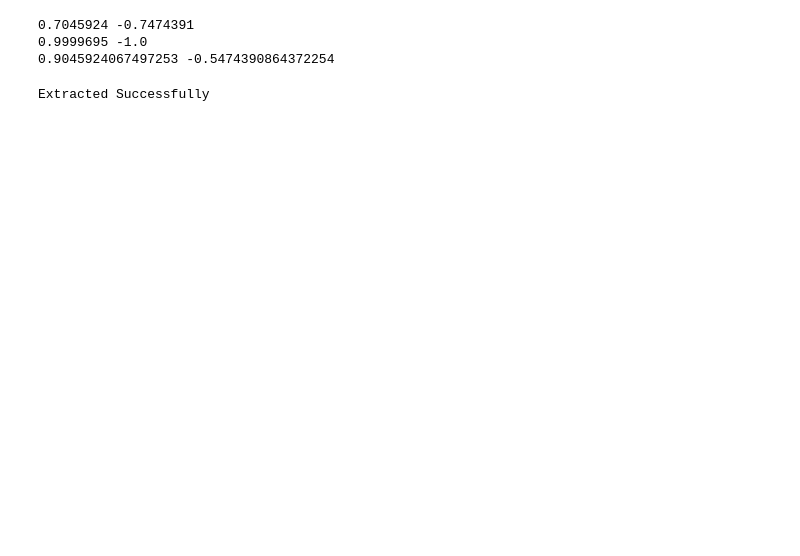
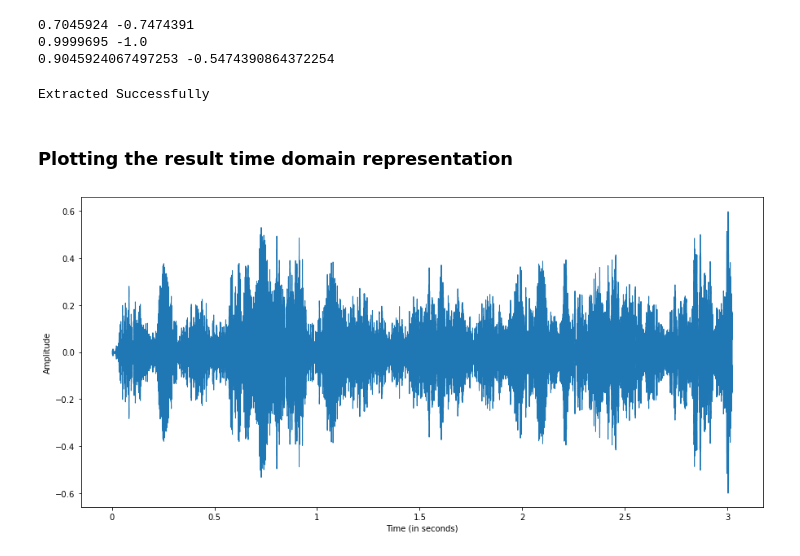
Before and after one commit to Devzard/audio-bg-noise-separation, a Jupyter notebook: main.ipynb, the cells around one changed output. Drawn from its saved outputs; the diff is of its cells as text; code cells hidden in the pictures; blank space fills up the shorter version.

```diff
--- a/main.ipynb
+++ b/main.ipynb
@@ -262,3 +238,9 @@ print(max(output_enchanced), min(output_enchanced))
 extract_audio('./output/output_e.wav', output_enchanced, sampling_rate)
 # %% [output]
 Extracted Successfully
+# %% [markdown]
+### Plotting the result time domain representation
+# %%
+plot_waveshow_td_representation(output1, sampling_rate)
+# %% [output]
+[figure, added]
```
Also changed, not shown: parts of 8 cells of this notebook.
